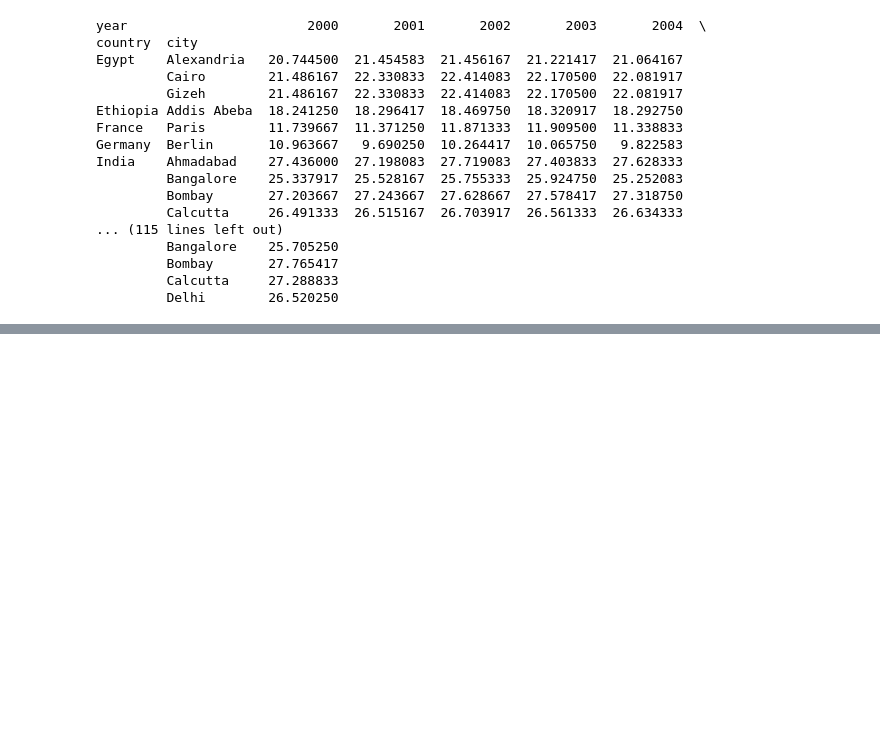
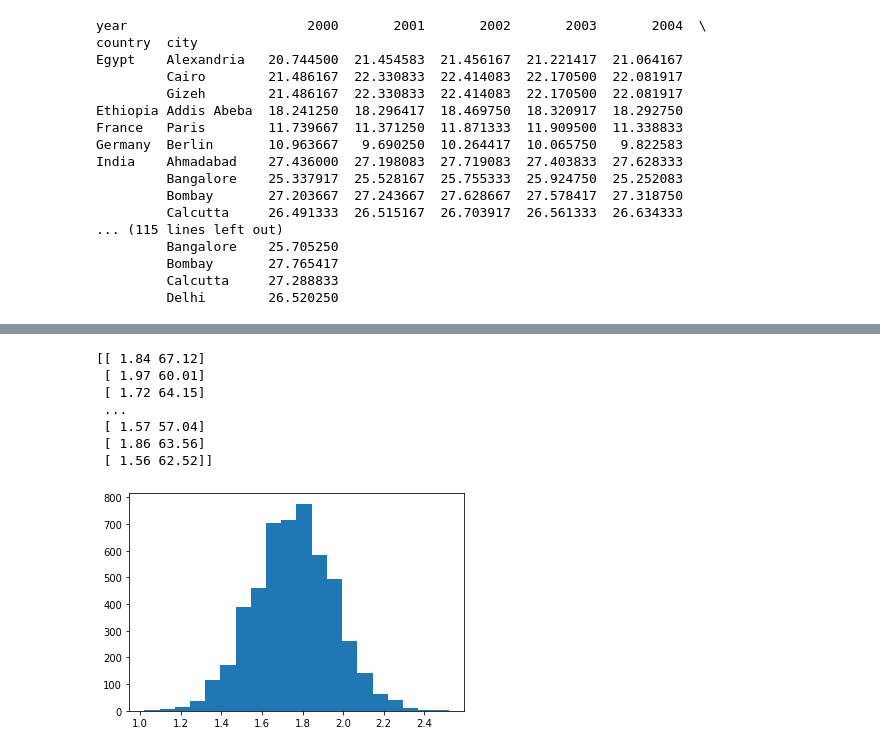
Before and after one commit to johnhhu2020/DataCamp-Data-Scientist-with-Python-Track, a Jupyter notebook: DataCamp Data Manipulation with Pandas.ipynb, the cells around one changed output, grey strips where cells are left out. Cells and saved outputs as stored; diff of their text form; code cells hidden in the pictures; blank space fills up the shorter version.

```diff
--- a/DataCamp Data Manipulation with Pandas.ipynb
+++ b/DataCamp Data Manipulation with Pandas.ipynb
@@ -2859,0 +3002,27 @@ print(mean_temp_by_city[____])
+# %%
+import matplotlib.pyplot as plt
+import numpy as np
+
+height = np.round(np.random.normal(1.75, 0.20, 5000),2)
+weight = np.round(np.random.normal(60.32, 5, 5000),2)
+
+#####################################################################################################################
+np_city = np.column_stack((height, weight))
+print(np_city)
+
+np_weight = np.array(weight)
+
+# ***************************************************************************************************************** #
+#fig = plt.figure(figsize=(12,8))
+
+plt.hist(height, 20)
+plt.show()
+# %% [output]
+[[ 1.84 67.12]
+ [ 1.97 60.01]
+ [ 1.72 64.15]
+ ...
+ [ 1.57 57.04]
+ [ 1.86 63.56]
+ [ 1.56 62.52]]
+[figure, added]
```
Also changed, not shown: parts of 44 cells of this notebook.
